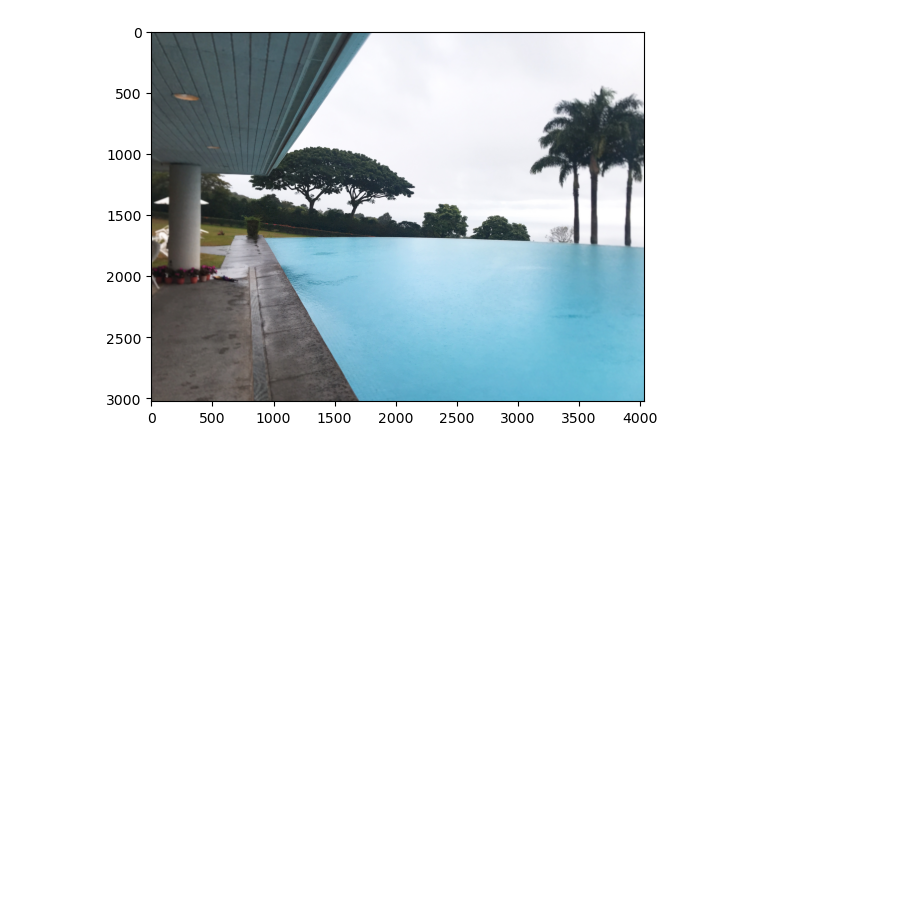
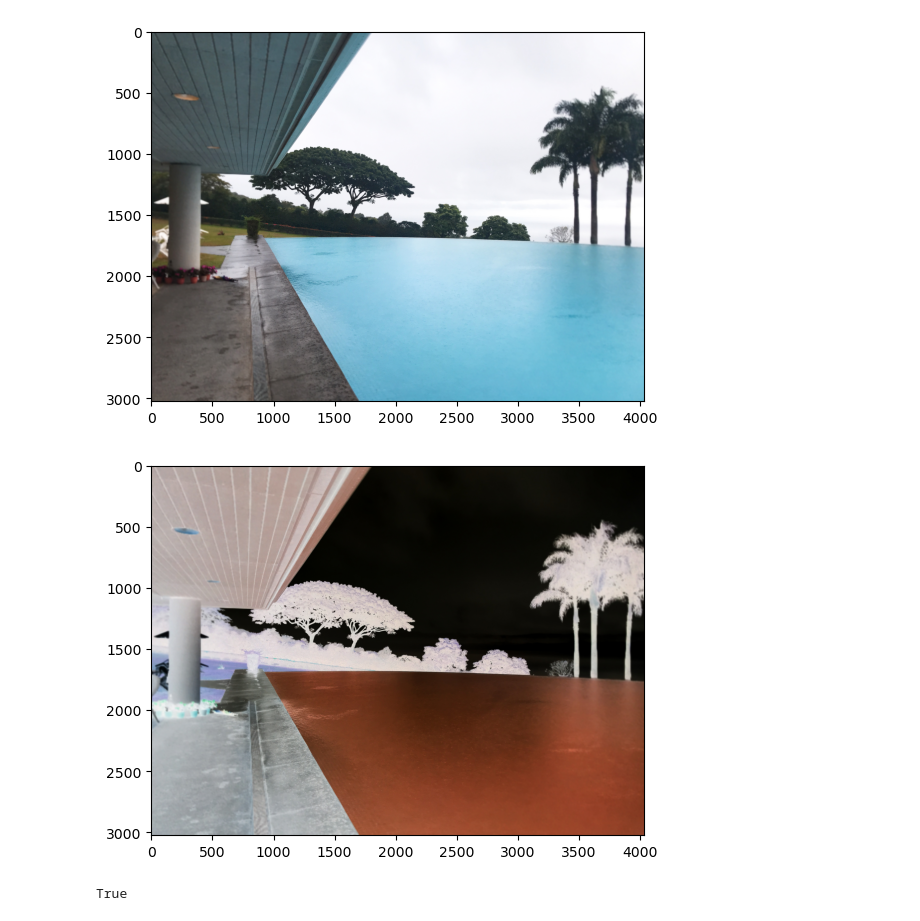
Before and after one commit to hanjaek/Data_Analysis, a Jupyter notebook: M3/Image_Analysis.ipynb, the cells around one changed output. Cells and saved outputs as stored; diff of their text form; code cells hidden in the pictures; blank space fills up the shorter version.

Commit message:
Update: M3 procedure image analysis mosaic code

```diff
--- a/M3/Image_Analysis.ipynb
+++ b/M3/Image_Analysis.ipynb
@@ -207,3 +207,15 @@ plt.axis("on")
 plt.show()
 # %% [output]
 [figure]
+# %%
+img2 = 255 - img
+
+plt.imshow(cv2.cvtColor(img2, cv2.COLOR_BGR2RGB))
+plt.axis("on")
+plt.show()
+# %% [output]
+[figure, added]
+# %%
+cv2.imwrite("pool2.jpg", img2)
+# %% [output]
+True
```
Also changed, not shown: parts of 25 cells of this notebook, 5 other files.
